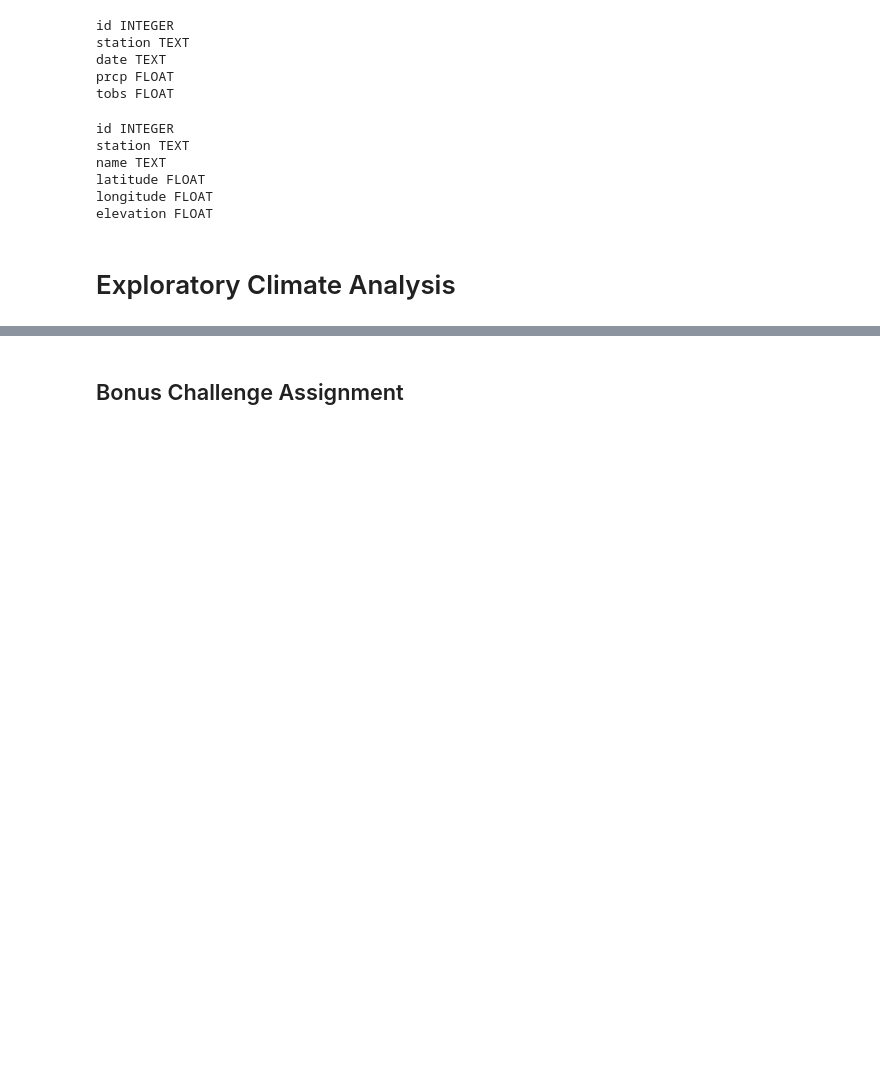
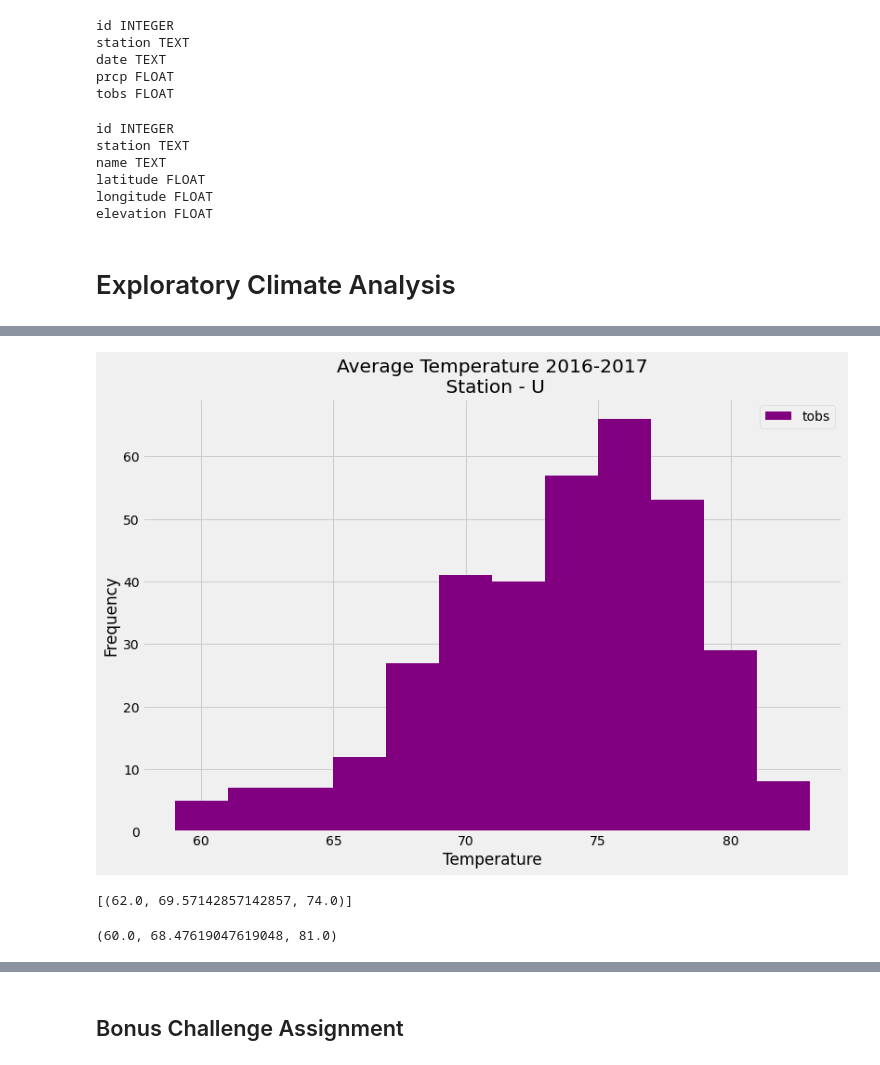
Before and after one commit to AlineHornoff/sqlalchemy_challenge, a Jupyter notebook: climate_starter.ipynb, the cells around one changed output, grey strips where cells are left out. Cells and saved outputs as stored; diff of their text form; code cells hidden in the pictures; blank space fills up the shorter version.

```diff
--- a/climate_starter.ipynb
+++ b/climate_starter.ipynb
@@ -74,0 +187,12 @@ elevation FLOAT
+# %%
+# Using the station id from the previous query, calculate the lowest temperature recorded,
+# highest temperature recorded, and average temperature of the most active station?
+
+# Define most active station
+MostActiveStation = session.query(Measurement.station).group_by(Measurement.station).\
+    order_by(func.count(Measurement.date).desc()).first()
+
+MostActive = MostActiveStation[0]
+
+# Display most active station
+MostActive
@@ -74,0 +208,8 @@ elevation FLOAT
+# %%
+# Choose the station with the highest number of temperature observations.
+# Query the last 12 months of temperature observation data for this station and plot the results as a histogram
+TemperatureQuery = session.query(Measurement.tobs).filter(Measurement.station == MostActive).\
+    filter(Measurement.date >= DateQuery).all()
+
+# Display temperature query
+TemperatureQuery
@@ -74,0 +234,6 @@ elevation FLOAT
+# %%
+# Create a dataframe
+TempDF = pd.DataFrame(TemperatureQuery, columns=["tobs"])
+
+# Display dataframe
+TempDF.head()
@@ -74,0 +247,52 @@ elevation FLOAT
+# %%
+# Create plot
+TempDF.plot(kind="hist", color="purple", bins=12, figsize=(12,8))
+plt.title(f"Average Temperature 2016-2017\n Station - {MostActive[0][0]}")
+plt.xlabel("Temperature")
+plt.ylabel("Frequency")
+
+# Save plot as png
+plt.savefig("Images/TemperatureHistogram.png")
+
+# Display plot
+plt.show()
+# %% [output]
+[figure, added]
+# %%
+# This function called `calc_temps` will accept start date and end date in the format '%Y-%m-%d'
+# and return the minimum, average, and maximum temperatures for that range of dates
+def calc_temps(start_date, end_date):
+    """TMIN, TAVG, and TMAX for a list of dates.
+
+    Args:
+        start_date (string): A date string in the format %Y-%m-%d
+        end_date (string): A date string in the format %Y-%m-%d
+
+    Returns:
+        TMIN, TAVE, and TMAX
+    """
+
+    return session.query(func.min(Measurement.tobs), func.avg(Measurement.tobs), func.max(Measurement.tobs)).\
+        filter(Measurement.date >= start_date).filter(Measurement.date <= end_date).all()
+
+# Function usage example
+print(calc_temps('2012-02-28', '2012-03-05'))
+# %% [output]
+[(62.0, 69.57142857142857, 74.0)]
+# %%
+# Use your previous function `calc_temps` to calculate the tmin, tavg, and tmax
+# for your trip using the previous year's data for those same dates.
+
+# Trip start date
+StartDate = '2017-01-01'
+
+# Trip end date
+EndDate = '2017-01-14'
+
+# Calculate stats
+AverageTemp = calc_temps(StartDate, EndDate)[0]
+
+# Display stats
+AverageTemp
+# %% [output]
+(60.0, 68.47619047619048, 81.0)
```
Also changed, not shown: parts of 14 cells of this notebook, 2 other files.
